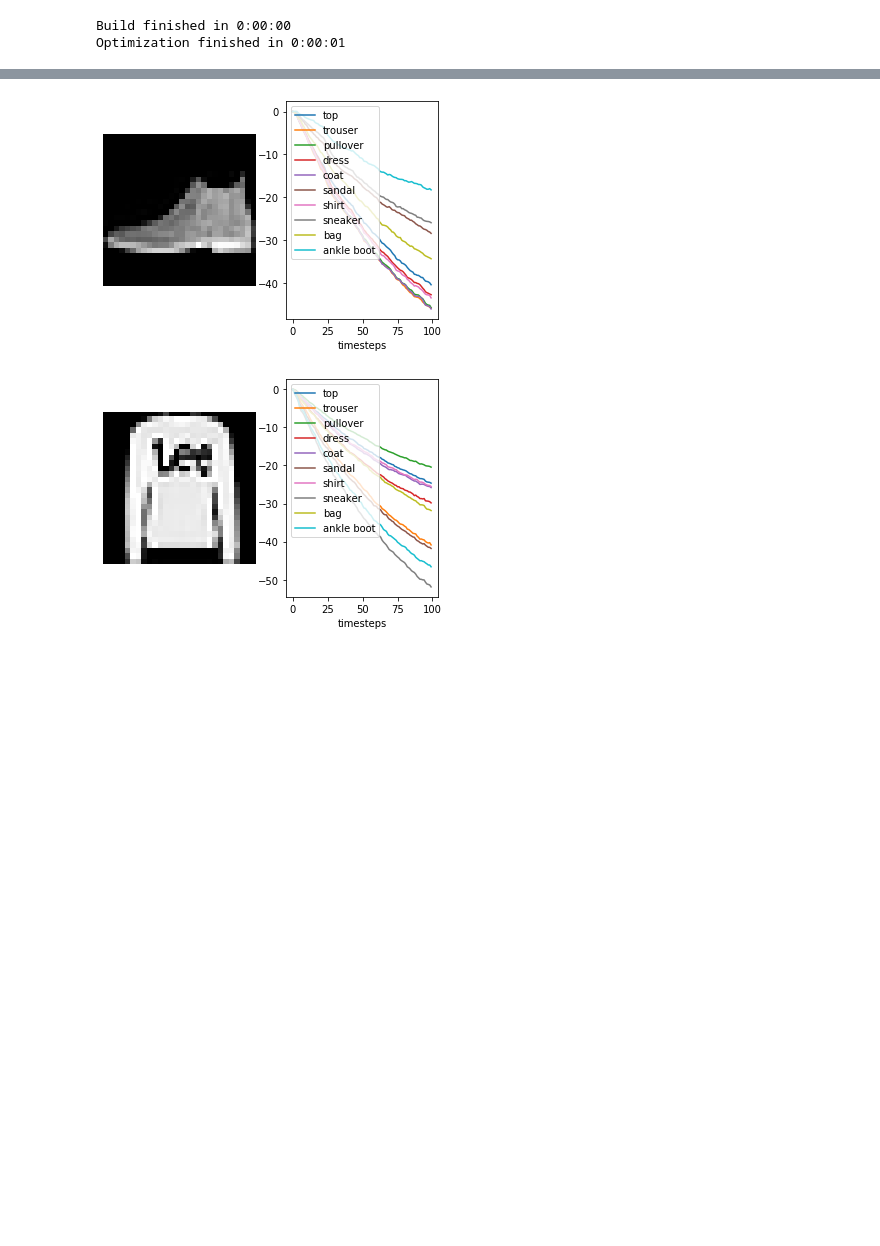
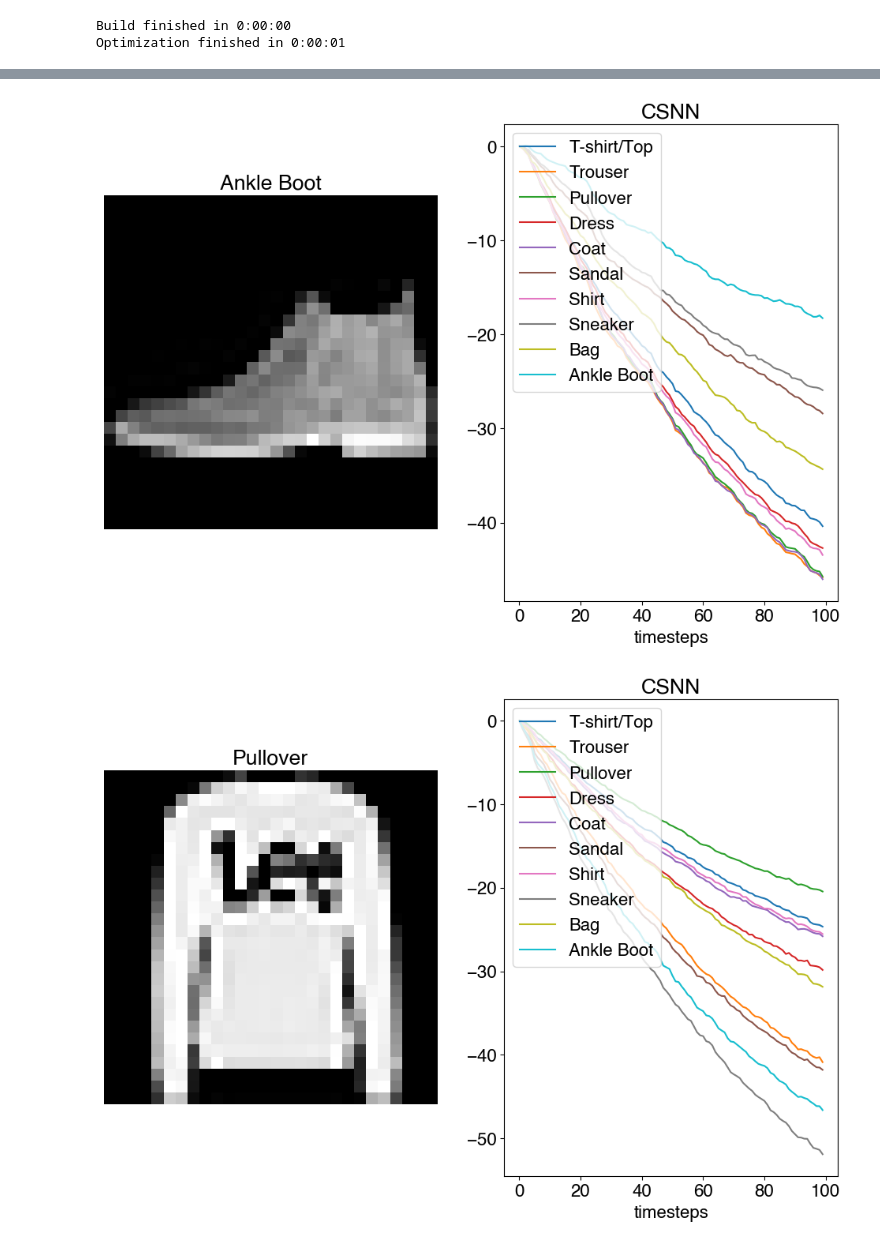
Before and after one commit to ugm2/Thesis-SpikingNeuralNetworks, a Jupyter notebook: Exercises/fashion-mnist/fashion-mnist.ipynb, the cells around one changed output, grey strips where cells are left out. Drawn from its saved outputs; the diff is of its cells as text; code cells hidden in the pictures; blank space fills up the shorter version.

Commit message:
Fashion MNIST chapter finished. Thinking about running inference on Nengo GUI

```diff
--- a/Exercises/fashion-mnist/fashion-mnist.ipynb
+++ b/Exercises/fashion-mnist/fashion-mnist.ipynb
@@ -7,0 +9,13 @@ import nengo_dl
+# %%
+import matplotlib
+matplotlib.font_manager._rebuild()
+fig_size = plt.rcParams["figure.figsize"]
+fig_size[0] = 12
+fig_size[1] = 8
+plt.rcParams['figure.dpi'] = 100
+plt.rcParams["figure.figsize"] = fig_size
+font = {'family' : 'Helvetica',
+        'weight' : 'normal',
+        'size' : 16}
+plt.rc('font', **font)
+plt.subplots_adjust(bottom=0.0, right=0.8, top=1.0)
@@ -37,4 +54,6 @@ for i in range(3):
 # %%
+# Convolutional Spiking Neural Network
+
 model = nengo.Network()
 with model:
     # set some default parameters for the neurons that will make
@@ -45,7 +64,7 @@ with model:
     neuron_type = nengo.LIF(amplitude=0.01)
 
     # this is an optimization to improve the training speed,
-    # since we won't require stateful behaviour in this example
+    # since stateful behaviour is not required here
     nengo_dl.configure_settings(stateful=False)
 
     # the input node that will be used to feed in input images
@@ -56,15 +75,21 @@ with model:
         filters=32, kernel_size=3))(inp, shape_in=(28, 28, 1))
     x = nengo_dl.Layer(neuron_type)(x)
 
+    x = nengo_dl.Layer(tf.keras.layers.Dropout(0.25))(x)
+
     # add the second convolutional layer
     x = nengo_dl.Layer(tf.keras.layers.Conv2D(
         filters=64, strides=2, kernel_size=3))(x, shape_in=(26, 26, 32))
     x = nengo_dl.Layer(neuron_type)(x)
 
+    x = nengo_dl.Layer(tf.keras.layers.Dropout(0.25))(x)
+
     # add the third convolutional layer
     x = nengo_dl.Layer(tf.keras.layers.Conv2D(
         filters=128, strides=2, kernel_size=3))(x, shape_in=(12, 12, 64))
     x = nengo_dl.Layer(neuron_type)(x)
+
+    x = nengo_dl.Layer(tf.keras.layers.Dropout(0.25))(x)
 
     # linear readout
     out = nengo_dl.Layer(tf.keras.layers.Dense(units=10))(x)
@@ -147,6 +216,6 @@ Load params
 # %%
 sim = nengo_dl.Simulator(model, minibatch_size=minibatch_size)
-sim.load_params("./fashion-mnist_params")
+sim.load_params("./params/fashion-mnist_params")
 # %% [output]
 Build finished in 0:00:00
 Optimization finished in 0:00:01
@@ -170,0 +240,3 @@ accuracy after training: 0.875
+# %%
+sim.compile(loss={out_p_filt: classification_accuracy})
+data = sim.predict(x_test[:minibatch_size])
@@ -171,16 +246,20 @@ accuracy after training: 0.875
 # %%
-data = sim.predict(x_test[:minibatch_size])
-
-for i in range(5):
+# initialize the label names
+labelNames = ["T-shirt/Top", "Trouser", "Pullover", "Dress", "Coat",
+              "Sandal", "Shirt", "Sneaker", "Bag", "Ankle Boot"]
+for i in range(6):
     plt.figure()
     plt.subplot(1, 2, 1)
+    plt.title(labelNames[y_test[i, 0][0]])
     plt.imshow(x_test[i, 0].reshape((28, 28)), cmap="gray")
     plt.axis('off')
 
     plt.subplot(1, 2, 2)
     plt.plot(data[out_p_filt][i])
     plt.legend([str(labelNames[i]) for i in range(10)], loc="upper left")
     plt.xlabel("timesteps")
+    plt.title("CSNN")
+    plt.savefig('images/prediction{}_2.png'.format(i+1), bbox_inches='tight')
 # %% [output]
-[figure, old version]
+[figure, new version]
-[figure, old version]
+[figure, new version]
```
Also changed, not shown: parts of 16 cells of this notebook, 52 other files.
